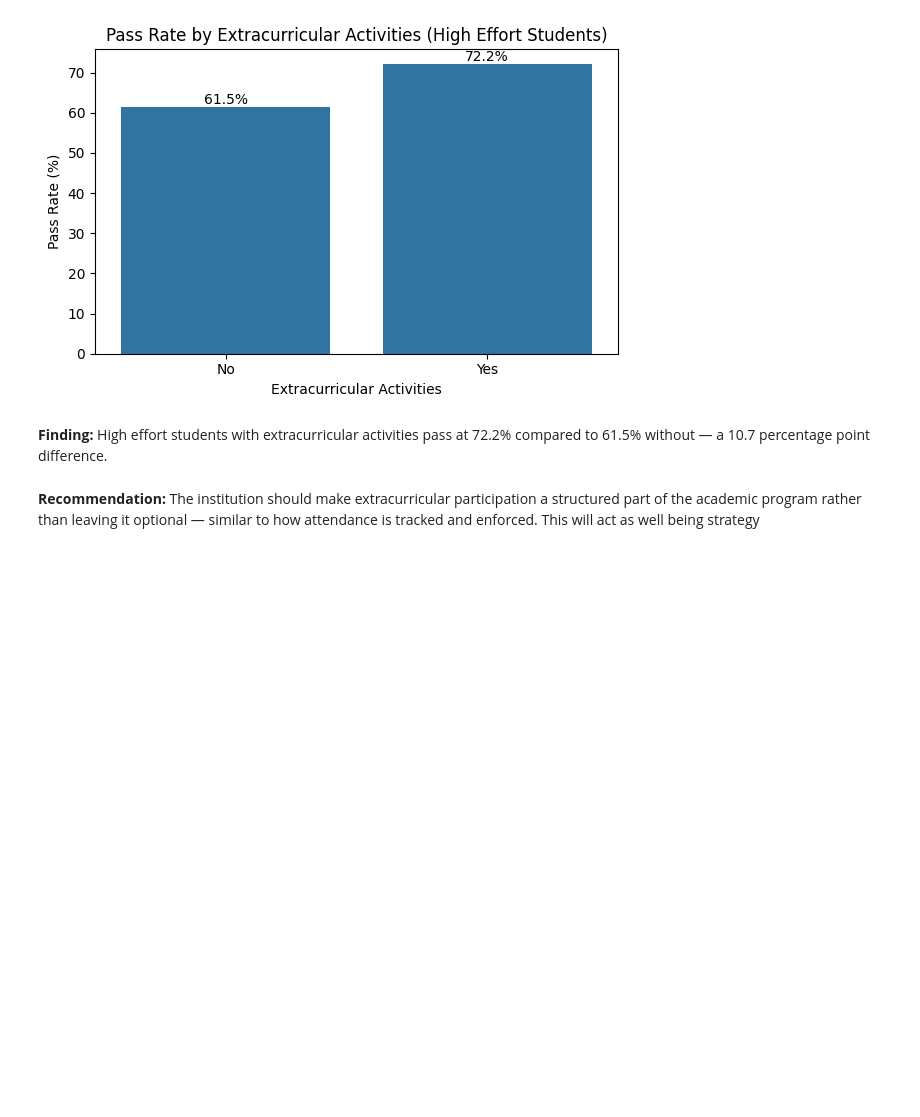
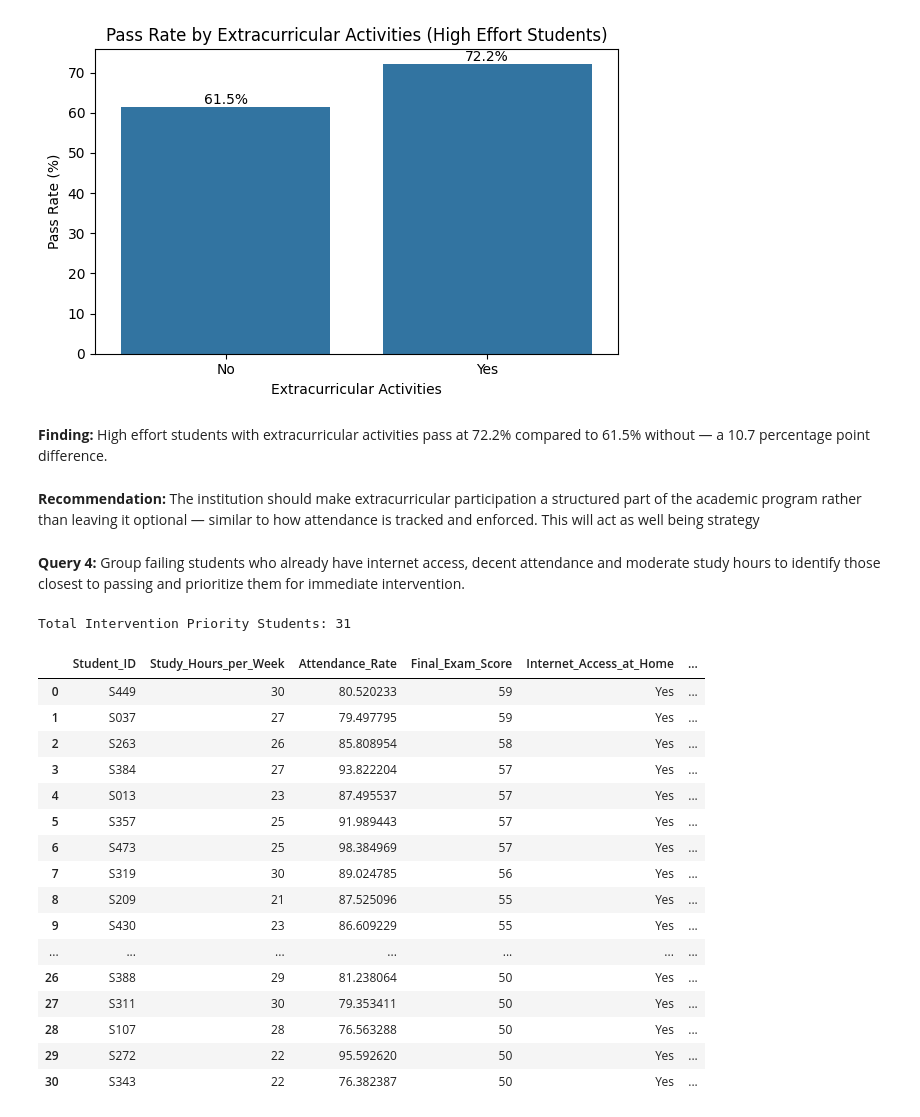
Before and after one commit to Heramb01/SC_CapstoneProject, a Jupyter notebook: Room_4_Student_Performance (1).ipynb, the cells around one changed output. Saved outputs shown, nothing was run; the diff lists cells and outputs as text; code cells hidden in the pictures; blank space fills up the shorter version.

```diff
--- a/Room_4_Student_Performance (1).ipynb
+++ b/Room_4_Student_Performance (1).ipynb
@@ -1281,3 +1281,45 @@ plt.show()
 High effort students with extracurricular activities pass at 72.2% compared to 61.5% without — a 10.7 percentage point difference.
 # %% [markdown]
 **Recommendation:** The institution should make extracurricular participation a structured part of the academic program rather than leaving it optional — similar to how attendance is tracked and enforced. This will act as well being strategy
+# %% [markdown]
+**Query 4:**
+Group failing students who already have internet access, decent attendance and moderate study hours to identify those closest to passing and prioritize them for immediate intervention.
+# %%
+priority_students = """
+SELECT
+    Student_ID,
+    Study_Hours_per_Week,
+    Attendance_Rate,
+    Final_Exam_Score,
+    Internet_Access_at_Home,
+    Parental_Education_Level
+FROM students
+WHERE Pass_Fail = 'Fail'
+AND Study_Hours_per_Week BETWEEN 21 AND 30
+AND Attendance_Rate > 75
+AND Internet_Access_at_Home = 'Yes'
+ORDER BY Final_Exam_Score DESC
+"""
+
+result_ps = pd.read_sql_query(priority_students, conn)
+print(f"Total Intervention Priority Students: {len(result_ps)}")
+result_ps
+# %% [output]
+Total Intervention Priority Students: 31
+|  | Student_ID | Study_Hours_per_Week | Attendance_Rate | Final_Exam_Score | Internet_Access_at_Home | ... |
+| 0 | S449 | 30 | 80.520233 | 59 | Yes | ... |
+| 1 | S037 | 27 | 79.497795 | 59 | Yes | ... |
+| 2 | S263 | 26 | 85.808954 | 58 | Yes | ... |
+| 3 | S384 | 27 | 93.822204 | 57 | Yes | ... |
+| 4 | S013 | 23 | 87.495537 | 57 | Yes | ... |
+| 5 | S357 | 25 | 91.989443 | 57 | Yes | ... |
+| 6 | S473 | 25 | 98.384969 | 57 | Yes | ... |
+| 7 | S319 | 30 | 89.024785 | 56 | Yes | ... |
+| 8 | S209 | 21 | 87.525096 | 55 | Yes | ... |
+| 9 | S430 | 23 | 86.609229 | 55 | Yes | ... |
+| ... | ... | ... | ... | ... | ... | ... |
+| 26 | S388 | 29 | 81.238064 | 50 | Yes | ... |
+| 27 | S311 | 30 | 79.353411 | 50 | Yes | ... |
+| 28 | S107 | 28 | 76.563288 | 50 | Yes | ... |
+| 29 | S272 | 22 | 95.592620 | 50 | Yes | ... |
+| 30 | S343 | 22 | 76.382387 | 50 | Yes | ... |
```
Also changed, not shown: parts of 3 cells of this notebook.
